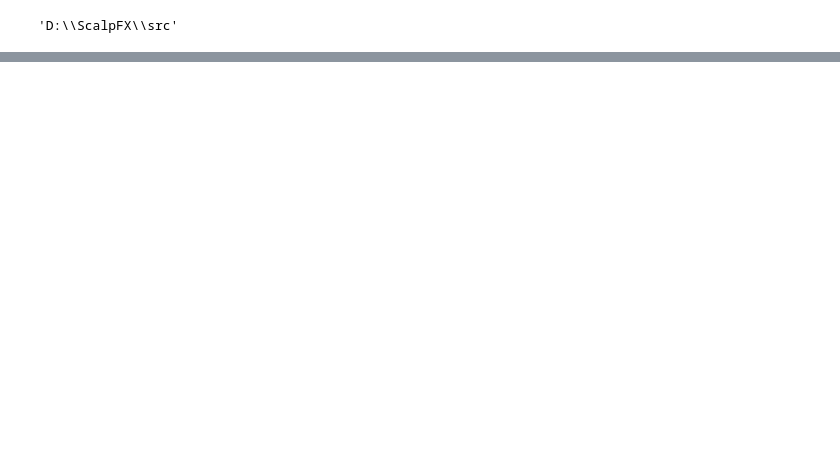
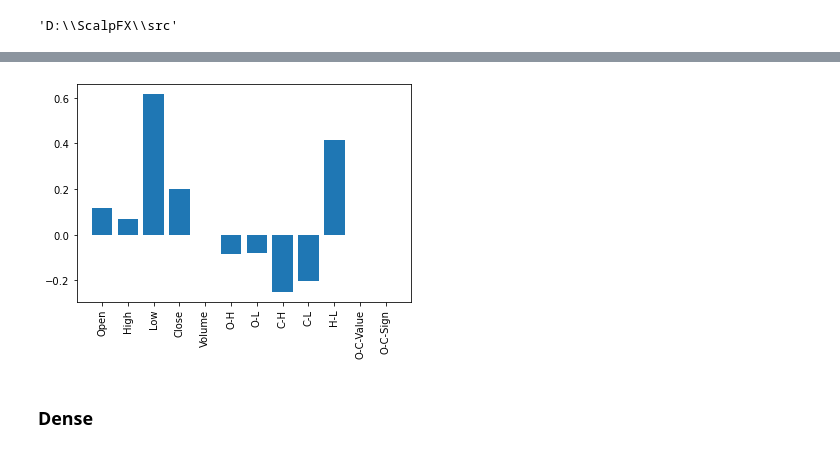
Before and after one commit to zaimzazali/ScalpFX, a Jupyter notebook: src/trainer.ipynb, the cells around one changed output, grey strips where cells are left out. Saved outputs shown, nothing was run; the diff lists cells and outputs as text; code cells hidden in the pictures; blank space fills up the shorter version.

```diff
--- a/src/trainer.ipynb
+++ b/src/trainer.ipynb
@@ -83,0 +460,3 @@ ig
+# %%
+df_min_max_scaled = df_min_max_scaled.drop(df_min_max_scaled.columns[[0]], axis=1)
+df_min_max_scaled
@@ -83,0 +807,10 @@ ig
+# %%
+plt.bar(x = range(len(train_df.columns)),
+        height=linear.layers[0].kernel[:,0].numpy())
+axis = plt.gca()
+axis.set_xticks(range(len(train_df.columns)))
+_ = axis.set_xticklabels(train_df.columns, rotation=90)
+# %% [output]
+[figure, added]
+# %% [markdown]
+### Dense
```
Also changed, not shown: parts of 111 cells of this notebook, 7 other files.
